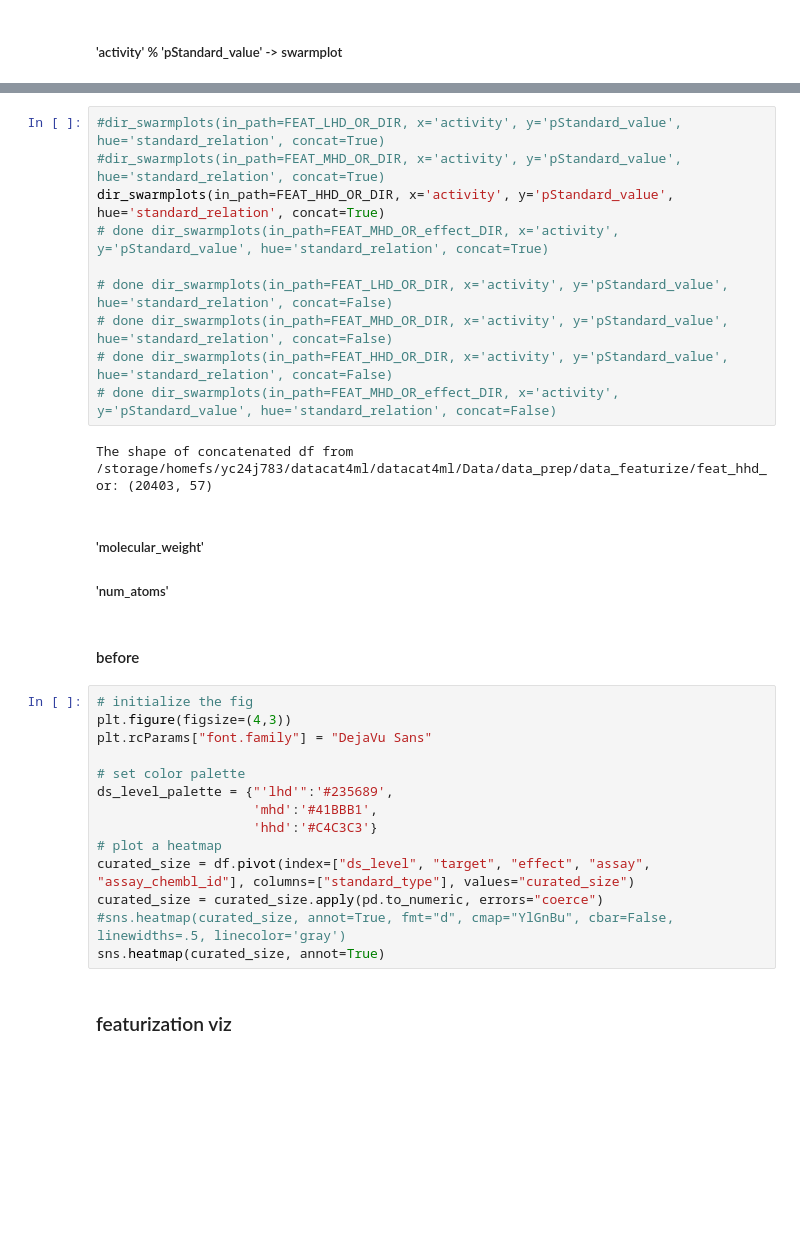
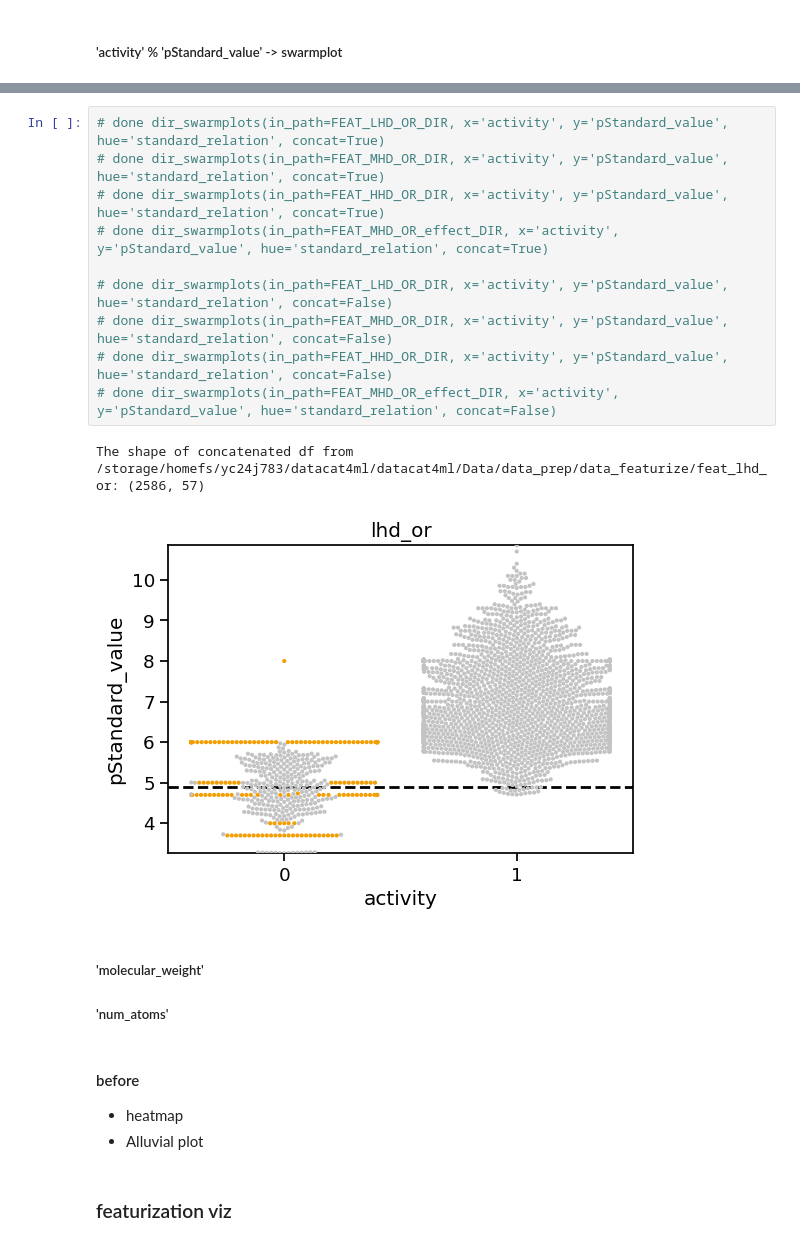
Before and after one commit to xixichennn/datacat4ml, a Jupyter notebook: datacat4ml/Scripts/data_prep/data_prep_viz.ipynb, the cells around one changed output, grey strips where cells are left out. Saved outputs shown, nothing was run; the diff lists cells and outputs as text; blank space fills up the shorter version.

```diff
--- a/datacat4ml/Scripts/data_prep/data_prep_viz.ipynb
+++ b/datacat4ml/Scripts/data_prep/data_prep_viz.ipynb
@@ -819,36 +840,25 @@ def dir_swarmplots(in_path=FEAT_HHD_OR_DIR, x='activity', y='pStandard_value',
             title = f.replace(f.split('_')[0], target).replace('_featurized.pkl', '')
             plot_swarmplot(df, title, figsize=(4,2))
 # %%
-#dir_swarmplots(in_path=FEAT_LHD_OR_DIR, x='activity', y='pStandard_value', hue='standard_relation', concat=True)
-#dir_swarmplots(in_path=FEAT_MHD_OR_DIR, x='activity', y='pStandard_value', hue='standard_relation', concat=True)
-dir_swarmplots(in_path=FEAT_HHD_OR_DIR, x='activity', y='pStandard_value', hue='standard_relation', concat=True)
+# done dir_swarmplots(in_path=FEAT_LHD_OR_DIR, x='activity', y='pStandard_value', hue='standard_relation', concat=True)
+# done dir_swarmplots(in_path=FEAT_MHD_OR_DIR, x='activity', y='pStandard_value', hue='standard_relation', concat=True)
+# done dir_swarmplots(in_path=FEAT_HHD_OR_DIR, x='activity', y='pStandard_value', hue='standard_relation', concat=True)
 # done dir_swarmplots(in_path=FEAT_MHD_OR_effect_DIR, x='activity', y='pStandard_value', hue='standard_relation', concat=True)
 
 # done dir_swarmplots(in_path=FEAT_LHD_OR_DIR, x='activity', y='pStandard_value', hue='standard_relation', concat=False)
 # done dir_swarmplots(in_path=FEAT_MHD_OR_DIR, x='activity', y='pStandard_value', hue='standard_relation', concat=False)
 # done dir_swarmplots(in_path=FEAT_HHD_OR_DIR, x='activity', y='pStandard_value', hue='standard_relation', concat=False)
 # done dir_swarmplots(in_path=FEAT_MHD_OR_effect_DIR, x='activity', y='pStandard_value', hue='standard_relation', concat=False)
 # %% [output]
-The shape of concatenated df from /storage/homefs/yc24j783/datacat4ml/datacat4ml/Data/data_prep/data_featurize/feat_hhd_or: (20403, 57)
+The shape of concatenated df from /storage/homefs/yc24j783/datacat4ml/datacat4ml/Data/data_prep/data_featurize/feat_lhd_or: (2586, 57)
+[figure, added]
 # %% [markdown]
 ##### 'molecular_weight'
 ##### 'num_atoms'
 # %% [markdown]
 #### before
+- heatmap
+- Alluvial plot
-# %%
-# initialize the fig
-plt.figure(figsize=(4,3))
-plt.rcParams["font.family"] = "DejaVu Sans"
-
-# set color palette
-ds_level_palette = {"'lhd'":'#235689',
-                    'mhd':'#41BBB1',
-                    'hhd':'#C4C3C3'}
-# plot a heatmap
-curated_size = df.pivot(index=["ds_level", "target", "effect", "assay", "assay_chembl_id"], columns=["standard_type"], values="curated_size")
-curated_size = curated_size.apply(pd.to_numeric, errors="coerce")
-#sns.heatmap(curated_size, annot=True, fmt="d", cmap="YlGnBu", cbar=False, linewidths=.5, linecolor='gray')
-sns.heatmap(curated_size, annot=True)
 # %% [markdown]
 ### featurization viz
 # %%
```
Also changed, not shown: parts of 10 cells of this notebook, 4 other files.
